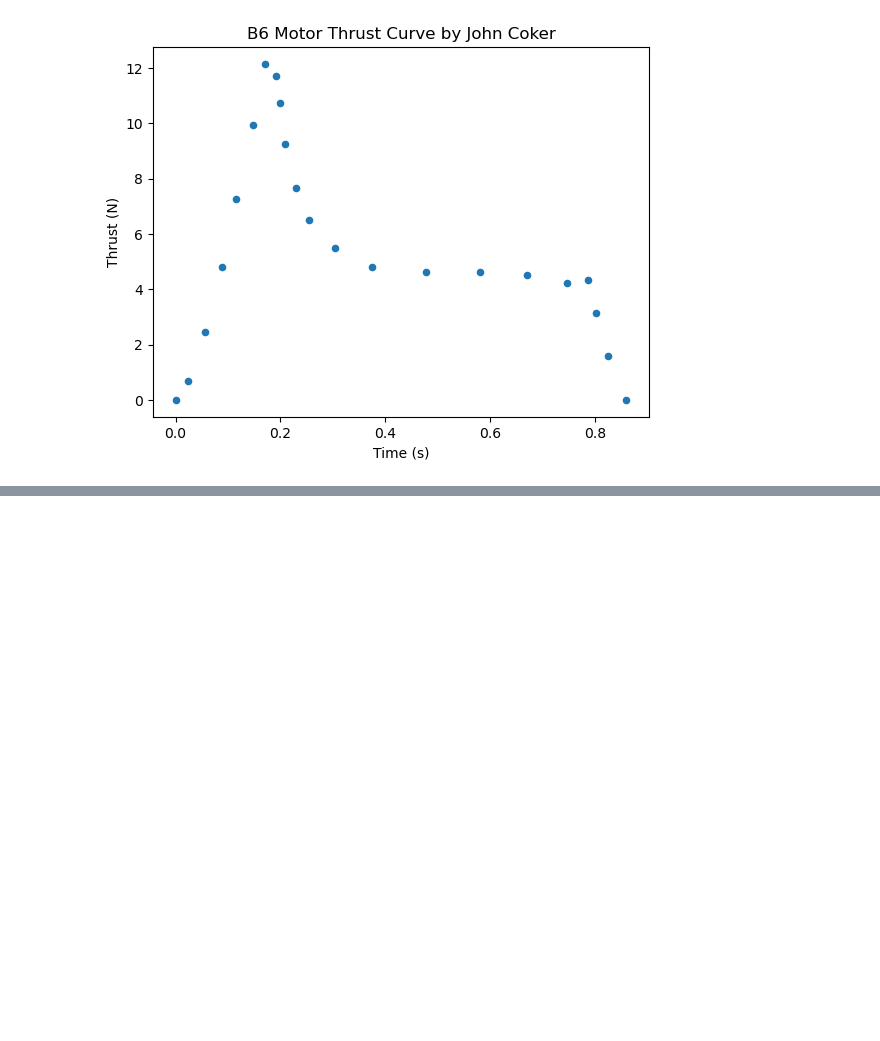
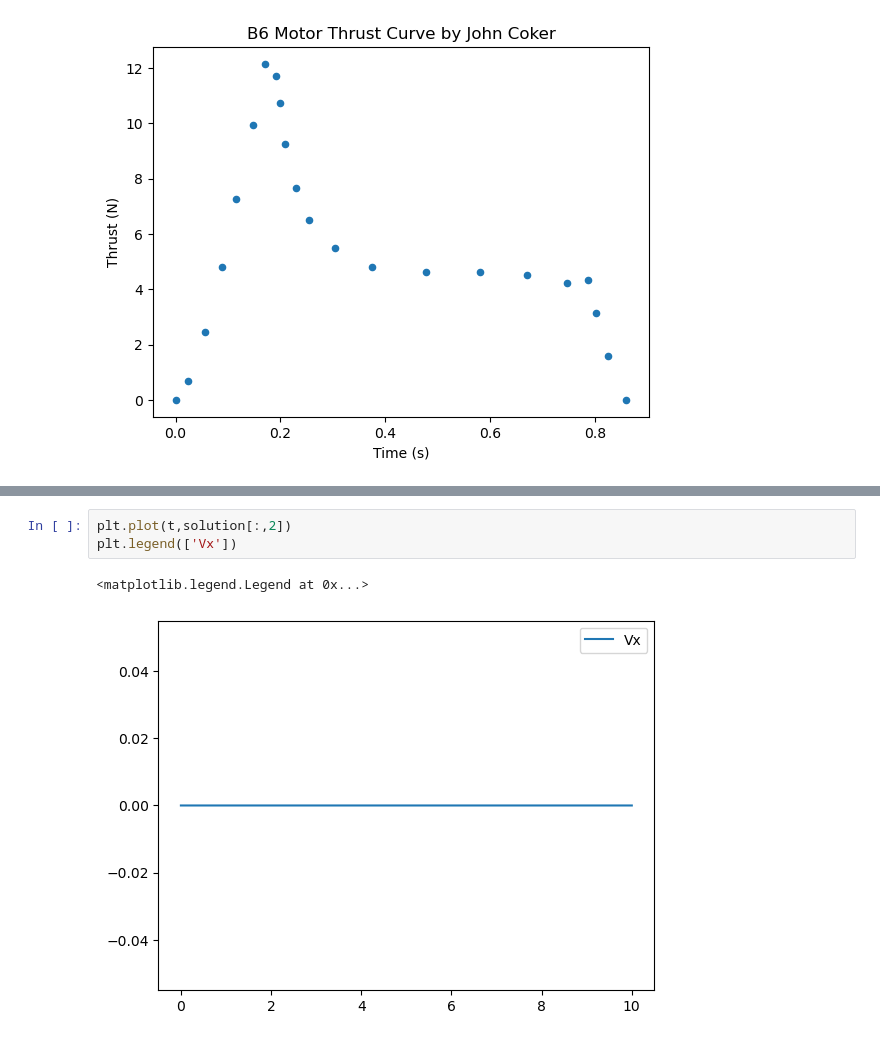
Before and after one commit to BamtolYy/rocket, a Jupyter notebook: simulation/2DRocketSim.ipynb, the cells around one changed output, grey strips where cells are left out. Saved outputs shown, nothing was run; the diff lists cells and outputs as text; blank space fills up the shorter version.

```diff
--- a/simulation/2DRocketSim.ipynb
+++ b/simulation/2DRocketSim.ipynb
@@ -134,0 +146,6 @@ plt.plot(t,solution[:,0])
+# %%
+plt.plot(t,solution[:,2])
+plt.legend(['Vx'])
+# %% [output]
+<matplotlib.legend.Legend at 0x...>
+[figure, added]
```
Also changed, not shown: parts of 10 cells of this notebook.
